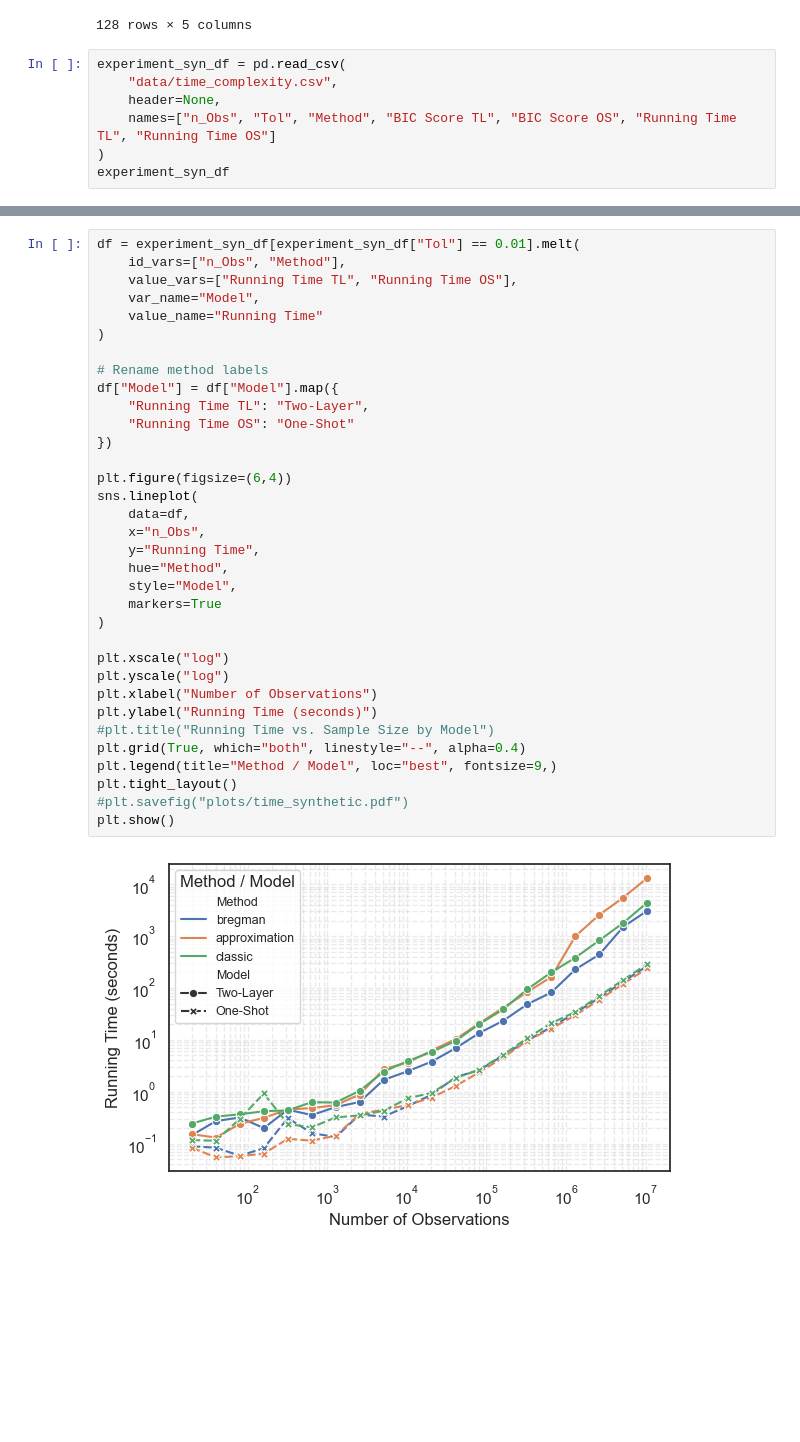
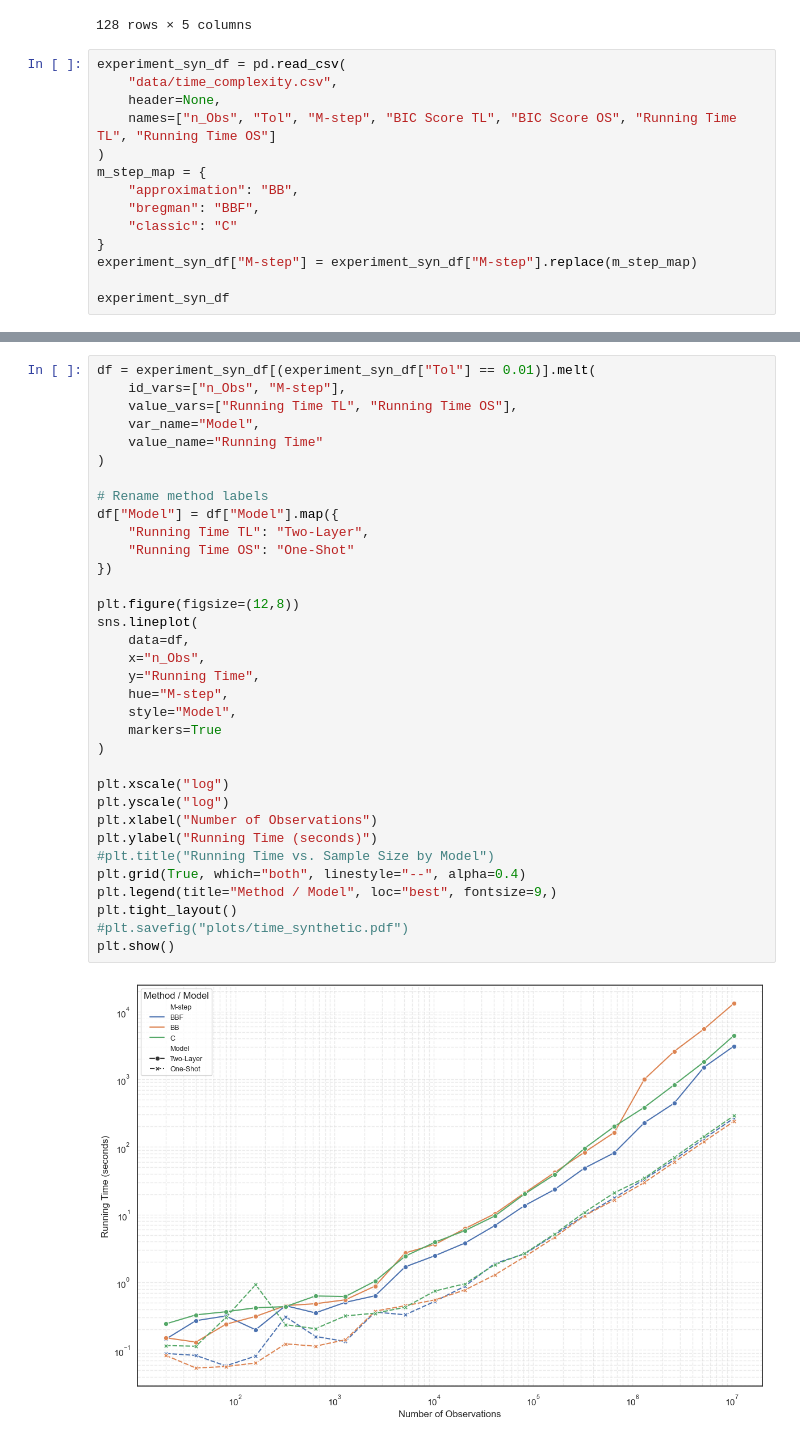
Before and after one commit to Joaquin-Garay/soccer-infogeo, a Jupyter notebook: 04-time-complexity.ipynb, the cells around one changed output, grey strips where cells are left out. Saved outputs shown, nothing was run; the diff lists cells and outputs as text; blank space fills up the shorter version.

Commit message:
new plots

```diff
--- a/04-time-complexity.ipynb
+++ b/04-time-complexity.ipynb
@@ -357,7 +364,14 @@ experiment_syn_df
 experiment_syn_df = pd.read_csv(
     "data/time_complexity.csv",
     header=None,
-    names=["n_Obs", "Tol", "Method", "BIC Score TL", "BIC Score OS", "Running Time TL", "Running Time OS"]
+    names=["n_Obs", "Tol", "M-step", "BIC Score TL", "BIC Score OS", "Running Time TL", "Running Time OS"]
 )
+m_step_map = {
+    "approximation": "BB",
+    "bregman": "BBF",
+    "classic": "C"
+}
+experiment_syn_df["M-step"] = experiment_syn_df["M-step"].replace(m_step_map)
+
 experiment_syn_df
 # %% [output]
@@ -381,36 +395,36 @@ experiment_syn_df
 # %%
-df = experiment_syn_df[experiment_syn_df["Tol"] == 0.01].melt(
-    id_vars=["n_Obs", "Method"],
+df = experiment_syn_df[(experiment_syn_df["Tol"] == 0.01)].melt(
+    id_vars=["n_Obs", "M-step"],
     value_vars=["Running Time TL", "Running Time OS"],
     var_name="Model",
     value_name="Running Time"
 )
 
 # Rename method labels
 df["Model"] = df["Model"].map({
     "Running Time TL": "Two-Layer",
     "Running Time OS": "One-Shot"
 })
 
-plt.figure(figsize=(6,4))
+plt.figure(figsize=(12,8))
 sns.lineplot(
     data=df,
     x="n_Obs",
     y="Running Time",
-    hue="Method",
+    hue="M-step",
     style="Model",
     markers=True
 )
 
 plt.xscale("log")
 plt.yscale("log")
 plt.xlabel("Number of Observations")
 plt.ylabel("Running Time (seconds)")
 #plt.title("Running Time vs. Sample Size by Model")
 plt.grid(True, which="both", linestyle="--", alpha=0.4)
 plt.legend(title="Method / Model", loc="best", fontsize=9,)
 plt.tight_layout()
 #plt.savefig("plots/time_synthetic.pdf")
 plt.show()
 # %% [output]
-[figure, old version]
+[figure, new version]
```
Also changed, not shown: parts of 7 cells of this notebook.
